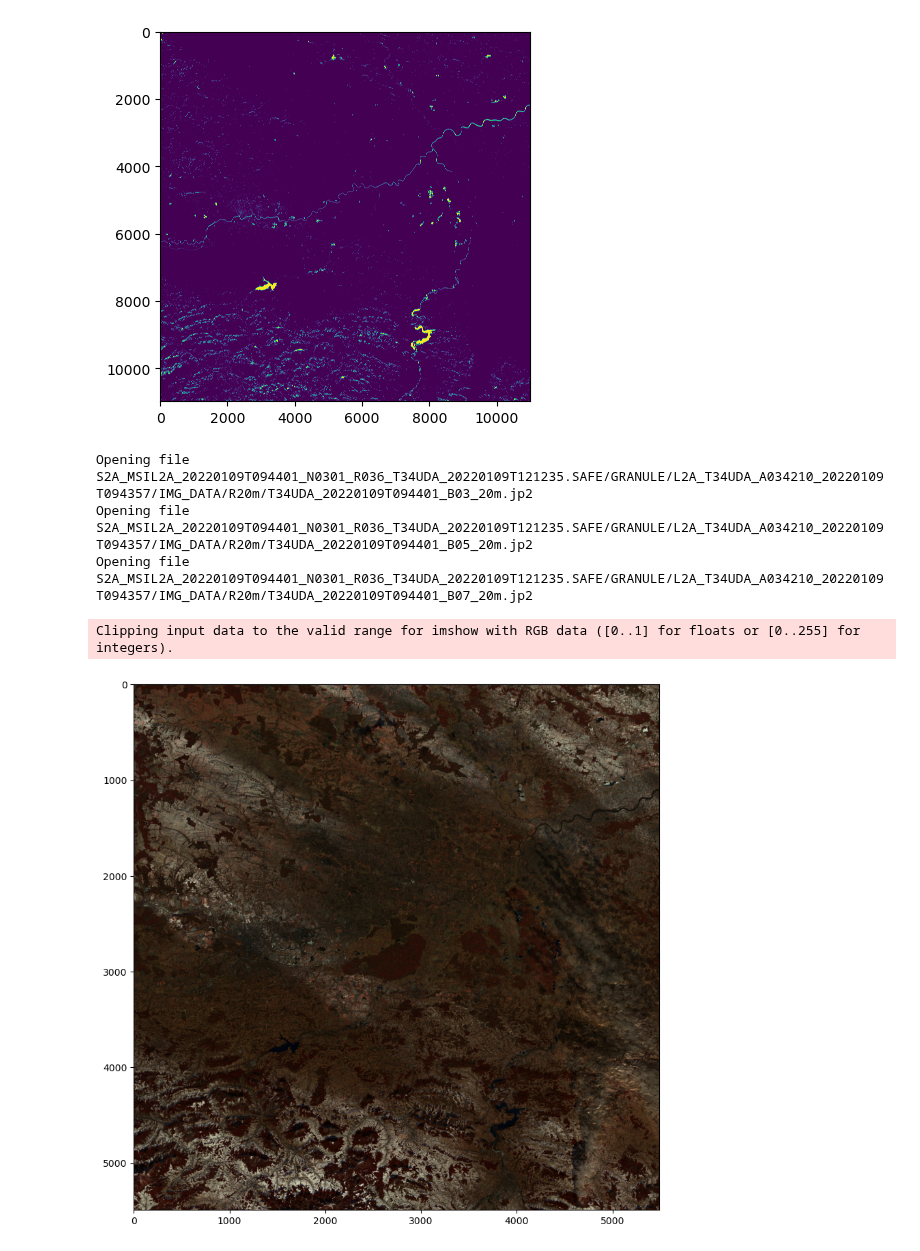
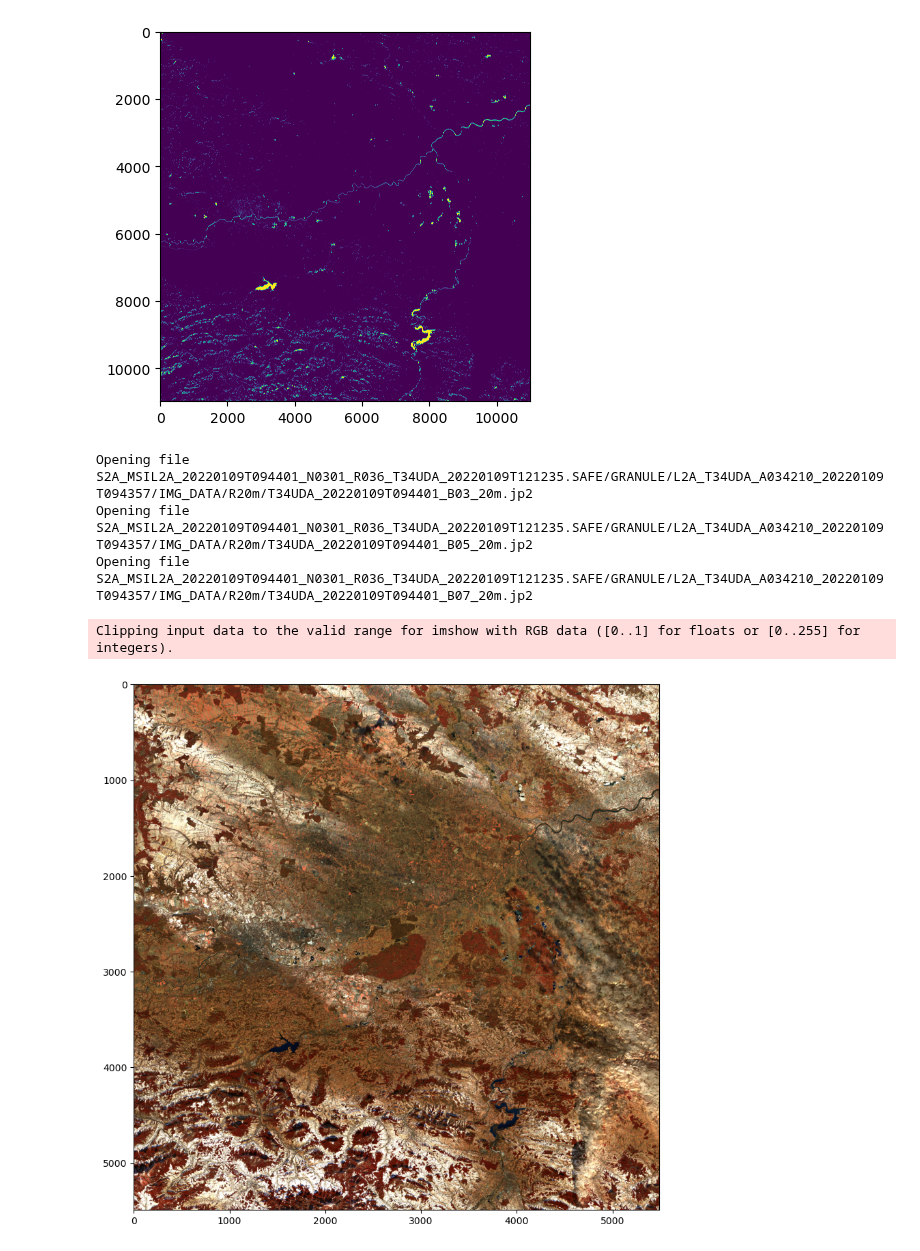
Before and after one commit to rafalgrm/senti-water, a Jupyter notebook: download_bbox.ipynb, the cells around one changed output. Cells and saved outputs as stored; diff of their text form; code cells hidden in the pictures.

Commit message:
increase alpha

```diff
--- a/download_bbox.ipynb
+++ b/download_bbox.ipynb
@@ -95,35 +95,35 @@ def load_sentinel_image(img_folder, bands, scale):
         ds = rasterio.open(file)
         image.update({band: ds.read(1)})
 
     return image
 
 
 def display_rgb(img, b_r, b_g, b_b, alpha=1., figsize=(10, 10)):
     rgb = np.stack([img[b_r], img[b_g], img[b_b]], axis=-1)
     rgb = rgb/rgb.max() * alpha
     plt.figure(figsize=figsize)
     plt.imshow(rgb)
 
 
 '''
 img = load_sentinel_image('S2A_MSIL2A_20220109T094401_N0301_R036_T34UDA_20220109T121235.SAFE/GRANULE/L2A_T34UDA_A034210_20220109T094357/IMG_DATA/', ['B02', 'B03', 'B04'], '10')
 
 fig, ax = plt.subplots(1, 3, figsize=(15, 5))
 ax[0].imshow(img['B02'], cmap='Blues_r')
 ax[1].imshow(img['B03'], cmap='Greens_r')
 ax[2].imshow(img['B04'], cmap='Reds_r')
 
 display_rgb(img, 'B04', 'B03', 'B02', alpha=2.)
 '''
 
 img = load_sentinel_image('S2A_MSIL2A_20220109T094401_N0301_R036_T34UDA_20220109T121235.SAFE/GRANULE/L2A_T34UDA_A034210_20220109T094357/IMG_DATA/', ['B03', 'B05', 'B07'], '20')
-display_rgb(img, 'B07', 'B05', 'B03', alpha=2.)
+display_rgb(img, 'B07', 'B05', 'B03', alpha=5.)
 # %% [output]
 Opening file S2A_MSIL2A_20220109T094401_N0301_R036_T34UDA_20220109T121235.SAFE/GRANULE/L2A_T34UDA_A034210_20220109T094357/IMG_DATA/R20m/T34UDA_20220109T094401_B03_20m.jp2
 Opening file S2A_MSIL2A_20220109T094401_N0301_R036_T34UDA_20220109T121235.SAFE/GRANULE/L2A_T34UDA_A034210_20220109T094357/IMG_DATA/R20m/T34UDA_20220109T094401_B05_20m.jp2
 Opening file S2A_MSIL2A_20220109T094401_N0301_R036_T34UDA_20220109T121235.SAFE/GRANULE/L2A_T34UDA_A034210_20220109T094357/IMG_DATA/R20m/T34UDA_20220109T094401_B07_20m.jp2
 Clipping input data to the valid range for imshow with RGB data ([0..1] for floats or [0..255] for integers).
-[figure, old version]
+[figure, new version]
 # %%
 def new_water_mask_downscale(old_mask, old_shape, new_shape):
     new_mask = np.full((new_shape, new_shape), False)
```
Also changed, not shown: parts of 1 cell of this notebook.
